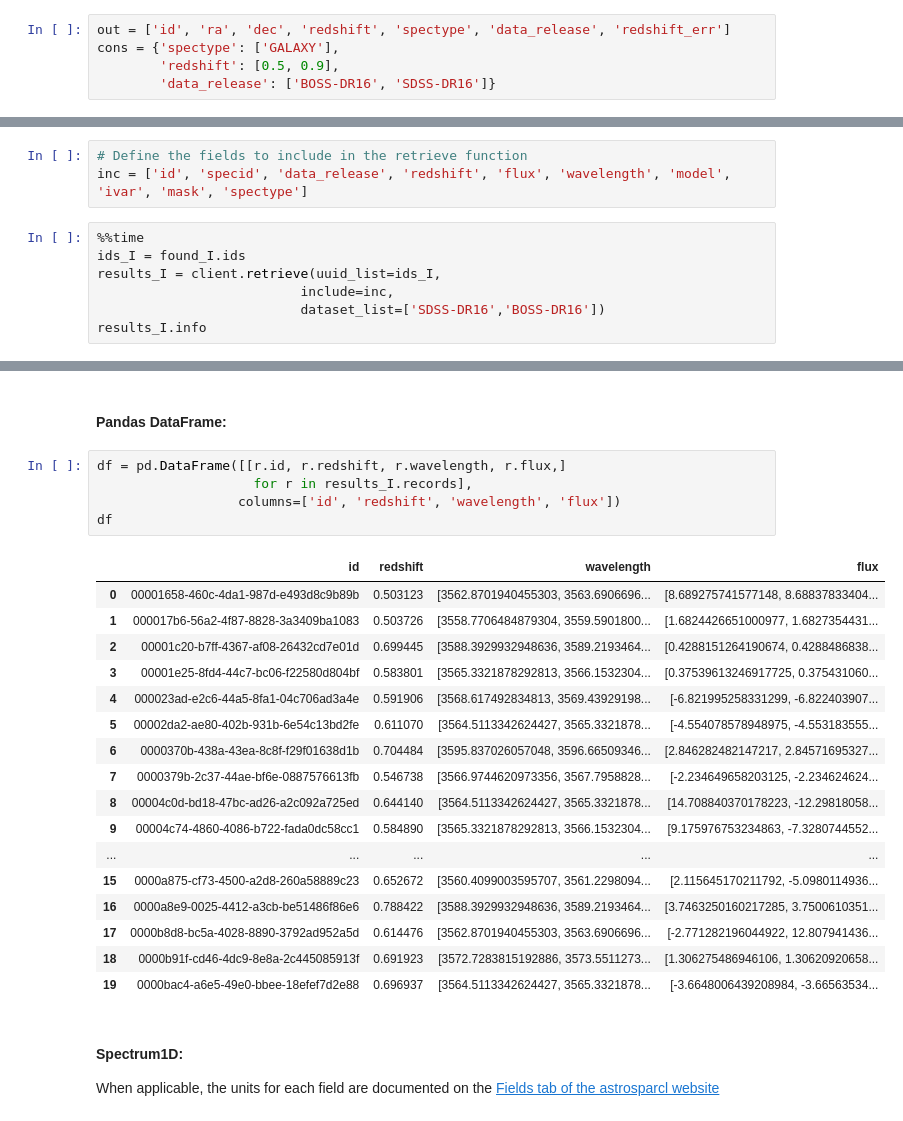
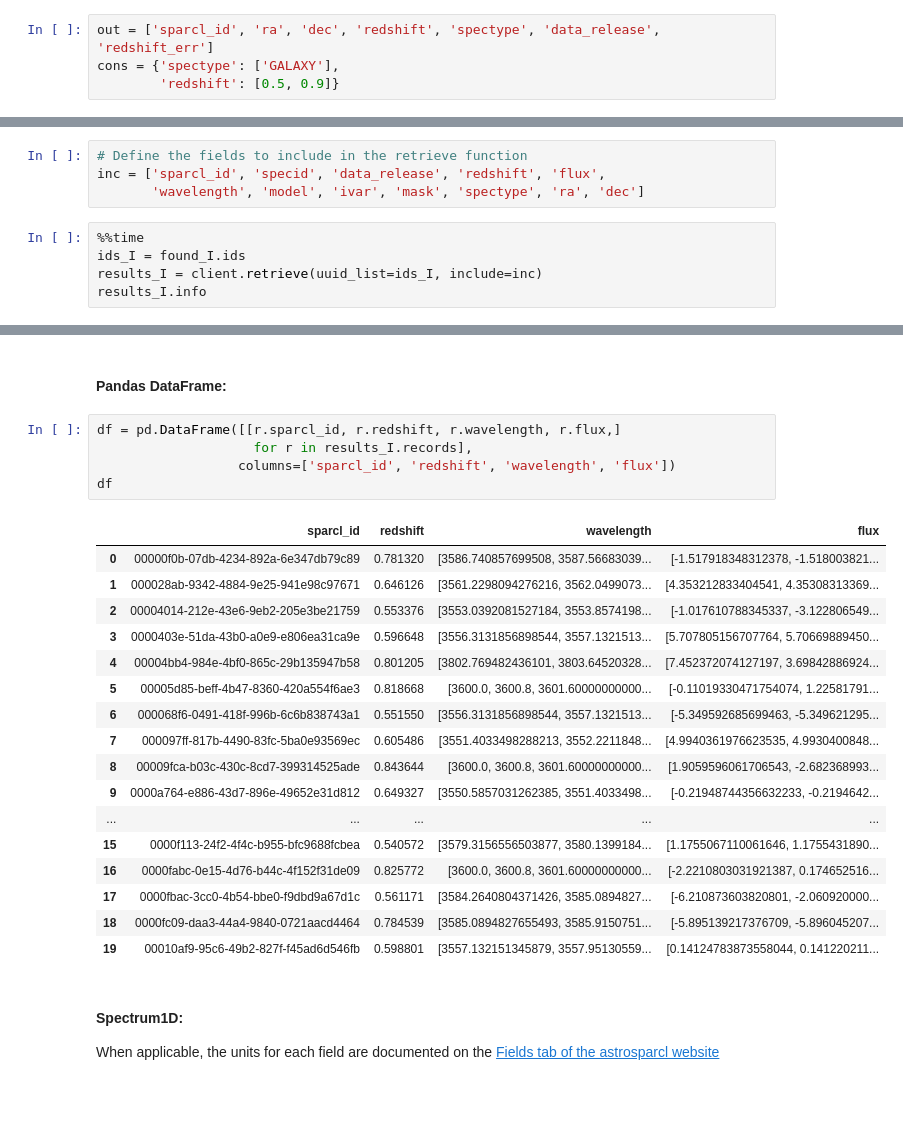
Before and after one commit to astro-datalab/notebooks-latest, a Jupyter notebook: 04_HowTos/SPARCL/How_to_use_SPARCL.ipynb, the cells around one changed output, grey strips where cells are left out. Drawn from its saved outputs; the diff is of its cells as text.

```diff
--- a/04_HowTos/SPARCL/How_to_use_SPARCL.ipynb
+++ b/04_HowTos/SPARCL/How_to_use_SPARCL.ipynb
@@ -224,10 +229,9 @@ Type:      method
 # %% [markdown]
 #### Define the fields we want returned (`outfields`) and the constraints (`constraints`):
 # %%
-out = ['id', 'ra', 'dec', 'redshift', 'spectype', 'data_release', 'redshift_err']
+out = ['sparcl_id', 'ra', 'dec', 'redshift', 'spectype', 'data_release', 'redshift_err']
 cons = {'spectype': ['GALAXY'],
-        'redshift': [0.5, 0.9],
-        'data_release': ['BOSS-DR16', 'SDSS-DR16']}
+        'redshift': [0.5, 0.9]}
 # %% [markdown]
 #### Execute the `client.find()` method with our parameters:
 The `limit` argument here is being used for demonstration purposes only, and simply returns only the first 20 results here.
@@ -349,12 +354,11 @@ Type:      method
 Note that `ids` in `found_I.ids` is a property name of the Found class. It is a list of records from all records, not a field name of a record.
 # %%
 # Define the fields to include in the retrieve function
-inc = ['id', 'specid', 'data_release', 'redshift', 'flux', 'wavelength', 'model', 'ivar', 'mask', 'spectype']
+inc = ['sparcl_id', 'specid', 'data_release', 'redshift', 'flux',
+       'wavelength', 'model', 'ivar', 'mask', 'spectype', 'ra', 'dec']
 # %%
 %%time
 ids_I = found_I.ids
-results_I = client.retrieve(uuid_list=ids_I,
-                          include=inc,
-                          dataset_list=['SDSS-DR16','BOSS-DR16'])
+results_I = client.retrieve(uuid_list=ids_I, include=inc)
 results_I.info
 # %% [output]
@@ -470,28 +486,28 @@ spectype_I = records_I.spectype
 # %% [markdown]
 #### Pandas DataFrame:
 # %%
-df = pd.DataFrame([[r.id, r.redshift, r.wavelength, r.flux,]
+df = pd.DataFrame([[r.sparcl_id, r.redshift, r.wavelength, r.flux,]
                     for r in results_I.records],
-                  columns=['id', 'redshift', 'wavelength', 'flux'])
+                  columns=['sparcl_id', 'redshift', 'wavelength', 'flux'])
 df
 # %% [output]
-|  | id | redshift | wavelength | flux |
-| 0 | 00001658-460c-4da1-987d-e493d8c9b89b | 0.503123 | [3562.8701940455303, 3563.6906696... | [8.689275741577148, 8.68837833404... |
-| 1 | 000017b6-56a2-4f87-8828-3a3409ba1083 | 0.503726 | [3558.7706484879304, 3559.5901800... | [1.6824426651000977, 1.6827354431... |
-| 2 | 00001c20-b7ff-4367-af08-26432cd7e01d | 0.699445 | [3588.3929932948636, 3589.2193464... | [0.4288151264190674, 0.4288486838... |
-| 3 | 00001e25-8fd4-44c7-bc06-f22580d804bf | 0.583801 | [3565.3321878292813, 3566.1532304... | [0.37539613246917725, 0.375431060... |
-| 4 | 000023ad-e2c6-44a5-8fa1-04c706ad3a4e | 0.591906 | [3568.617492834813, 3569.43929198... | [-6.821995258331299, -6.822403907... |
-| 5 | 00002da2-ae80-402b-931b-6e54c13bd2fe | 0.611070 | [3564.5113342624427, 3565.3321878... | [-4.554078578948975, -4.553183555... |
-| 6 | 0000370b-438a-43ea-8c8f-f29f01638d1b | 0.704484 | [3595.837026057048, 3596.66509346... | [2.846282482147217, 2.84571695327... |
-| 7 | 0000379b-2c37-44ae-bf6e-0887576613fb | 0.546738 | [3566.9744620973356, 3567.7958828... | [-2.234649658203125, -2.234624624... |
-| 8 | 00004c0d-bd18-47bc-ad26-a2c092a725ed | 0.644140 | [3564.5113342624427, 3565.3321878... | [14.708840370178223, -12.29818058... |
-| 9 | 00004c74-4860-4086-b722-fada0dc58cc1 | 0.584890 | [3565.3321878292813, 3566.1532304... | [9.175976753234863, -7.3280744552... |
+|  | sparcl_id | redshift | wavelength | flux |
+| 0 | 00000f0b-07db-4234-892a-6e347db79c89 | 0.781320 | [3586.740857699508, 3587.56683039... | [-1.517918348312378, -1.518003821... |
+| 1 | 000028ab-9342-4884-9e25-941e98c97671 | 0.646126 | [3561.2298094276216, 3562.0499073... | [4.353212833404541, 4.35308313369... |
+| 2 | 00004014-212e-43e6-9eb2-205e3be21759 | 0.553376 | [3553.0392081527184, 3553.8574198... | [-1.017610788345337, -3.122806549... |
+| 3 | 0000403e-51da-43b0-a0e9-e806ea31ca9e | 0.596648 | [3556.3131856898544, 3557.1321513... | [5.707805156707764, 5.70669889450... |
+| 4 | 00004bb4-984e-4bf0-865c-29b135947b58 | 0.801205 | [3802.769482436101, 3803.64520328... | [7.452372074127197, 3.69842886924... |
+| 5 | 00005d85-beff-4b47-8360-420a554f6ae3 | 0.818668 | [3600.0, 3600.8, 3601.60000000000... | [-0.11019330471754074, 1.22581791... |
+| 6 | 000068f6-0491-418f-996b-6c6b838743a1 | 0.551550 | [3556.3131856898544, 3557.1321513... | [-5.349592685699463, -5.349621295... |
+| 7 | 000097ff-817b-4490-83fc-5ba0e93569ec | 0.605486 | [3551.4033498288213, 3552.2211848... | [4.9940361976623535, 4.9930400848... |
+| 8 | 00009fca-b03c-430c-8cd7-399314525ade | 0.843644 | [3600.0, 3600.8, 3601.60000000000... | [1.9059596061706543, -2.682368993... |
+| 9 | 0000a764-e886-43d7-896e-49652e31d812 | 0.649327 | [3550.5857031262385, 3551.4033498... | [-0.21948744356632233, -0.2194642... |
 | ... | ... | ... | ... | ... |
-| 15 | 0000a875-cf73-4500-a2d8-260a58889c23 | 0.652672 | [3560.4099003595707, 3561.2298094... | [2.115645170211792, -5.0980114936... |
-| 16 | 0000a8e9-0025-4412-a3cb-be51486f86e6 | 0.788422 | [3588.3929932948636, 3589.2193464... | [3.7463250160217285, 3.7500610351... |
-| 17 | 0000b8d8-bc5a-4028-8890-3792ad952a5d | 0.614476 | [3562.8701940455303, 3563.6906696... | [-2.771282196044922, 12.807941436... |
-| 18 | 0000b91f-cd46-4dc9-8e8a-2c445085913f | 0.691923 | [3572.7283815192886, 3573.5511273... | [1.306275486946106, 1.30620920658... |
-| 19 | 0000bac4-a6e5-49e0-bbee-18efef7d2e88 | 0.696937 | [3564.5113342624427, 3565.3321878... | [-3.6648006439208984, -3.66563534... |
+| 15 | 0000f113-24f2-4f4c-b955-bfc9688fcbea | 0.540572 | [3579.3156556503877, 3580.1399184... | [1.1755067110061646, 1.1755431890... |
+| 16 | 0000fabc-0e15-4d76-b44c-4f152f31de09 | 0.825772 | [3600.0, 3600.8, 3601.60000000000... | [-2.2210803031921387, 0.174652516... |
+| 17 | 0000fbac-3cc0-4b54-bbe0-f9dbd9a67d1c | 0.561171 | [3584.2640804371426, 3585.0894827... | [-6.210873603820801, -2.060920000... |
+| 18 | 0000fc09-daa3-44a4-9840-0721aacd4464 | 0.784539 | [3585.0894827655493, 3585.9150751... | [-5.895139217376709, -5.896045207... |
+| 19 | 00010af9-95c6-49b2-827f-f45ad6d546fb | 0.598801 | [3557.132151345879, 3557.95130559... | [0.14124783873558044, 0.141220211... |
 # %% [markdown]
 #### Spectrum1D:
 When applicable, the units for each field are documented on the [Fields tab of the astrosparcl website](https://astrosparcl.datalab.noirlab.edu/sparc/sfc/)
```
Also changed, not shown: parts of 48 cells of this notebook, 1 other file.
